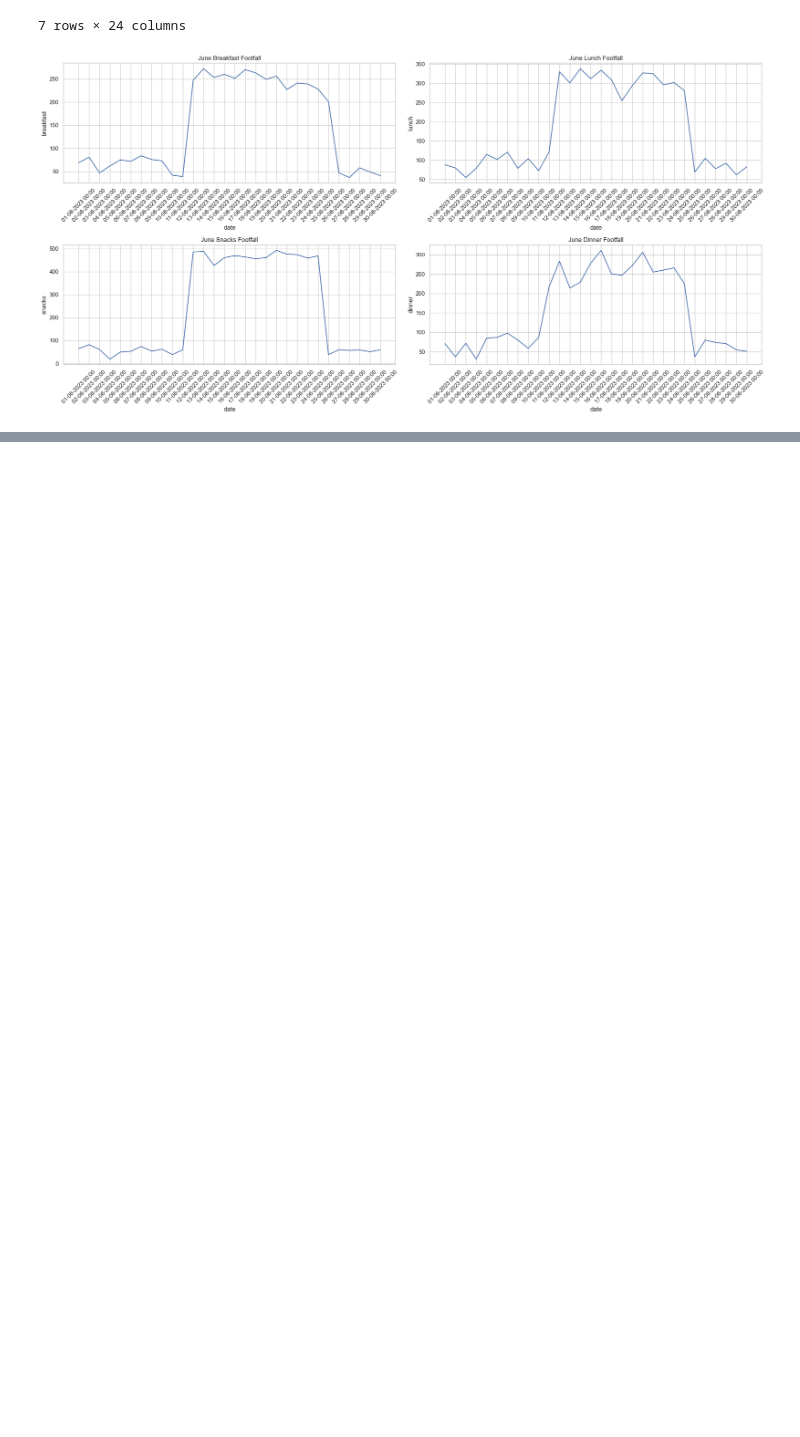
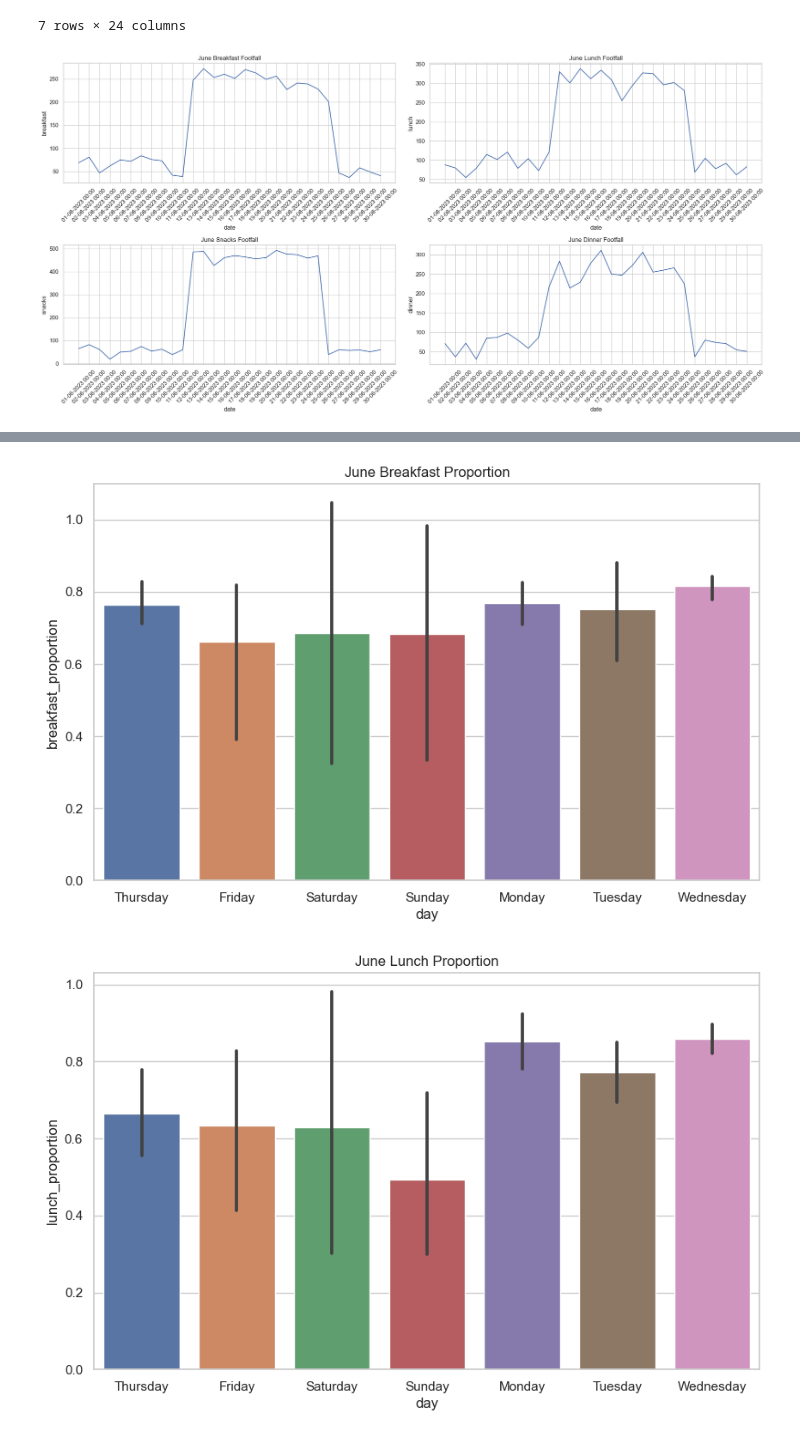
Before and after one commit to tenseisoham/MLPR, a Jupyter notebook: eda/eda.ipynb, the cells around one changed output, grey strips where cells are left out. Drawn from its saved outputs; the diff is of its cells as text; code cells hidden in the pictures; blank space fills up the shorter version.

```diff
--- a/eda/eda.ipynb
+++ b/eda/eda.ipynb
@@ -477,0 +493,8 @@ plt.show()
+# %%
+# recalculating the proportion columns
+june['breakfast_proportion'] = june['breakfast']/june['breakfast_footfall']
+june['lunch_proportion'] = june['lunch']/june['lunch_footfall']
+june['snacks_proportion'] = june['snacks']/june['snacks_footfall']
+june['dinner_proportion'] = june['dinner']/june['dinner_footfall']
+
+june.head(15)
@@ -477,0 +519,26 @@ plt.show()
+# %%
+# doing some visualizations
+sns.set(style="whitegrid")
+plt.figure(figsize=(10, 6))
+
+ax = sns.barplot(x="day", y="breakfast_proportion", data=june)
+ax.set_title('June Breakfast Proportion')
+plt.show()
+
+plt.figure(figsize=(10, 6))
+ax = sns.barplot(x="day", y="lunch_proportion", data=june)
+ax.set_title('June Lunch Proportion')
+plt.show()
+
+plt.figure(figsize=(10, 6))
+ax = sns.barplot(x="day", y="snacks_proportion", data=june)
+ax.set_title('June Snacks Proportion')
+plt.show()
+
+plt.figure(figsize=(10, 6))
+ax = sns.barplot(x="day", y="dinner_proportion", data=june)
+ax.set_title('June Dinner Proportion')
+plt.show()
+# %% [output]
+[figure, added]
+[figure, added]
```
Also changed, not shown: parts of 6 cells of this notebook.
